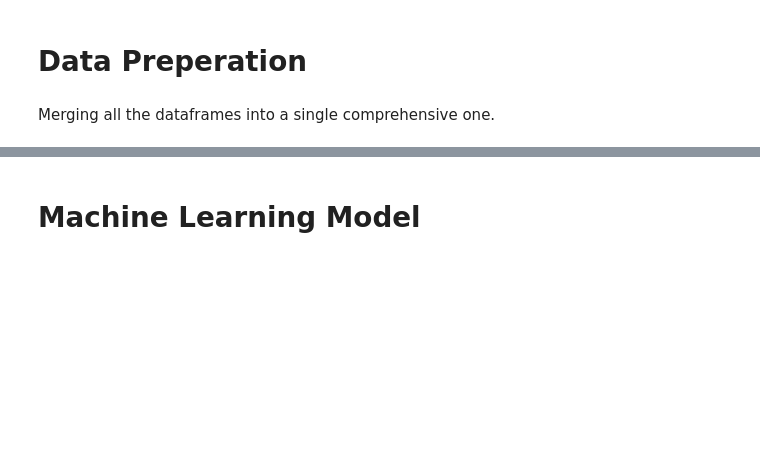
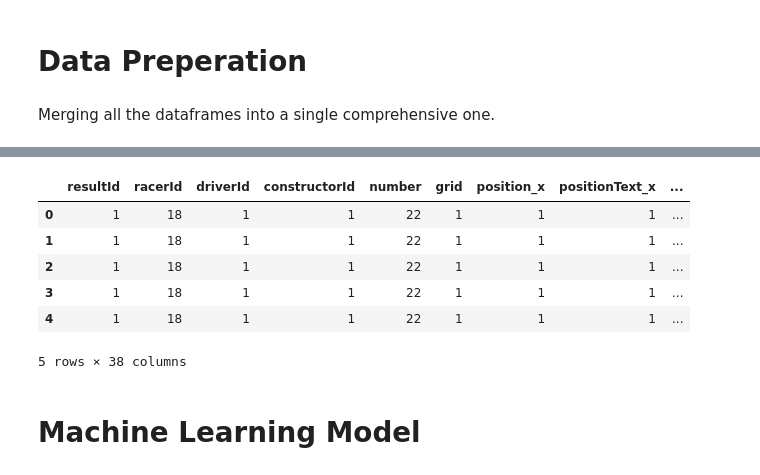
Before and after one commit to Robert336/Final-Project-CP468, a Jupyter notebook: F1_Predictor.ipynb, the cells around one changed output, grey strips where cells are left out. Saved outputs shown, nothing was run; the diff lists cells and outputs as text; code cells hidden in the pictures; blank space fills up the shorter version.

Commit message:
adding some iamges and work to cleaning dataframe

```diff
--- a/F1_Predictor.ipynb
+++ b/F1_Predictor.ipynb
@@ -397,0 +422,16 @@ df.head()
+# %%
+col_name = {'milliseconds':'timetaken_in_millisec','fastestLapSpeed':'max_speed',
+ 'name_x':'grand_prix','number_y':'driver_num','code':'driver_code','name_y':'constructor_name',
+ 'raceId_x':'racerId','points_x':'points','position_y':'position'}
+
+df.rename(columns=col_name, inplace=True)
+
+df.head()
+# %% [output]
+|  | resultId | racerId | driverId | constructorId | number | grid | position_x | positionText_x | ... |
+| 0 | 1 | 18 | 1 | 1 | 22 | 1 | 1 | 1 | ... |
+| 1 | 1 | 18 | 1 | 1 | 22 | 1 | 1 | 1 | ... |
+| 2 | 1 | 18 | 1 | 1 | 22 | 1 | 1 | 1 | ... |
+| 3 | 1 | 18 | 1 | 1 | 22 | 1 | 1 | 1 | ... |
+| 4 | 1 | 18 | 1 | 1 | 22 | 1 | 1 | 1 | ... |
+5 rows × 38 columns
```
Also changed, not shown: parts of 10 cells of this notebook, 2 other files.
